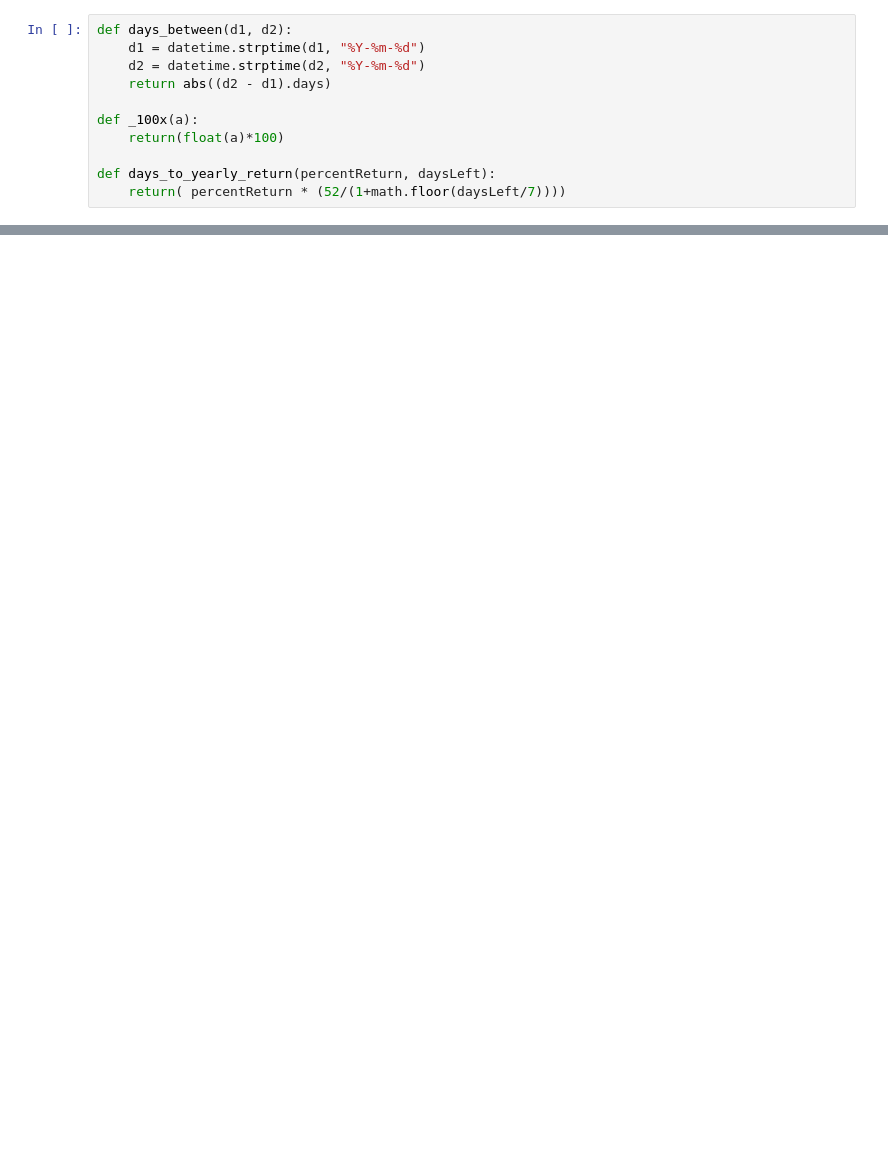
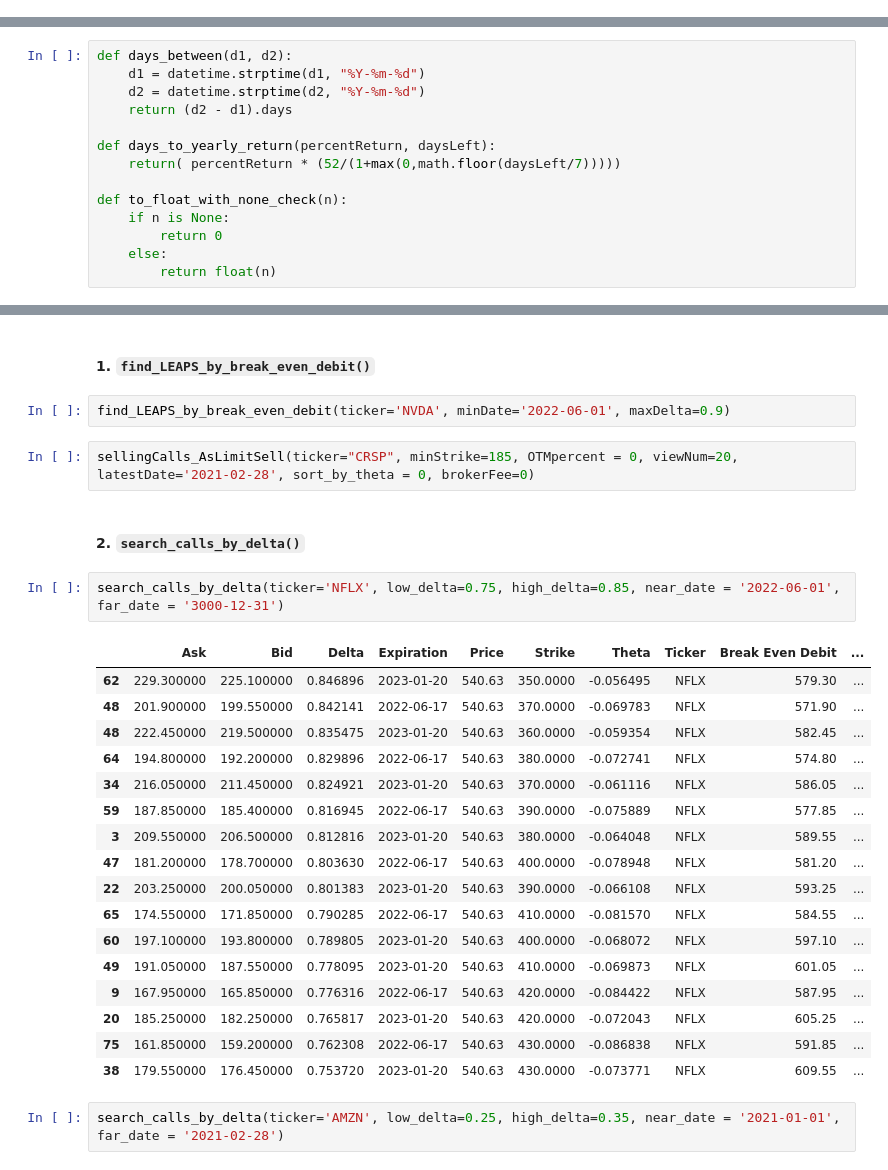
Before and after one commit to conor-foley/Stonks, a Jupyter notebook: stocks_notebook.ipynb, the cells around one changed output, grey strips where cells are left out. Saved outputs shown, nothing was run; the diff lists cells and outputs as text; blank space fills up the shorter version.

```diff
--- a/stocks_notebook.ipynb
+++ b/stocks_notebook.ipynb
@@ -112,11 +0,0 @@ best
-# %%
-def days_between(d1, d2):
-    d1 = datetime.strptime(d1, "%Y-%m-%d")
-    d2 = datetime.strptime(d2, "%Y-%m-%d")
-    return abs((d2 - d1).days)
-
-def _100x(a):
-    return(float(a)*100)
-
-def days_to_yearly_return(percentReturn, daysLeft):
-    return( percentReturn * (52/(1+math.floor(daysLeft/7))))
@@ -379,0 +153,14 @@ XOM
+# %%
+def days_between(d1, d2):
+    d1 = datetime.strptime(d1, "%Y-%m-%d")
+    d2 = datetime.strptime(d2, "%Y-%m-%d")
+    return (d2 - d1).days
+
+def days_to_yearly_return(percentReturn, daysLeft):
+    return( percentReturn * (52/(1+max(0,math.floor(daysLeft/7)))))
+
+def to_float_with_none_check(n):
+    if n is None:
+        return 0
+    else:
+        return float(n)
@@ -379,0 +889,30 @@ XOM
+# %% [markdown]
+#### 1. <code>find_LEAPS_by_break_even_debit()</code>
+# %%
+find_LEAPS_by_break_even_debit(ticker='NVDA', minDate='2022-06-01', maxDelta=0.9)
+# %%
+sellingCalls_AsLimitSell(ticker="CRSP", minStrike=185, OTMpercent = 0, viewNum=20, latestDate='2021-02-28', sort_by_theta = 0, brokerFee=0)
+# %% [markdown]
+#### 2. <code>search_calls_by_delta()</code>
+# %%
+search_calls_by_delta(ticker='NFLX', low_delta=0.75, high_delta=0.85, near_date = '2022-06-01', far_date = '3000-12-31')
+# %% [output]
+|  | Ask | Bid | Delta | Expiration | Price | Strike | Theta | Ticker | Break Even Debit | ... |
+| 62 | 229.300000 | 225.100000 | 0.846896 | 2023-01-20 | 540.63 | 350.0000 | -0.056495 | NFLX | 579.30 | ... |
+| 48 | 201.900000 | 199.550000 | 0.842141 | 2022-06-17 | 540.63 | 370.0000 | -0.069783 | NFLX | 571.90 | ... |
+| 48 | 222.450000 | 219.500000 | 0.835475 | 2023-01-20 | 540.63 | 360.0000 | -0.059354 | NFLX | 582.45 | ... |
+| 64 | 194.800000 | 192.200000 | 0.829896 | 2022-06-17 | 540.63 | 380.0000 | -0.072741 | NFLX | 574.80 | ... |
+| 34 | 216.050000 | 211.450000 | 0.824921 | 2023-01-20 | 540.63 | 370.0000 | -0.061116 | NFLX | 586.05 | ... |
+| 59 | 187.850000 | 185.400000 | 0.816945 | 2022-06-17 | 540.63 | 390.0000 | -0.075889 | NFLX | 577.85 | ... |
+| 3 | 209.550000 | 206.500000 | 0.812816 | 2023-01-20 | 540.63 | 380.0000 | -0.064048 | NFLX | 589.55 | ... |
+| 47 | 181.200000 | 178.700000 | 0.803630 | 2022-06-17 | 540.63 | 400.0000 | -0.078948 | NFLX | 581.20 | ... |
+| 22 | 203.250000 | 200.050000 | 0.801383 | 2023-01-20 | 540.63 | 390.0000 | -0.066108 | NFLX | 593.25 | ... |
+| 65 | 174.550000 | 171.850000 | 0.790285 | 2022-06-17 | 540.63 | 410.0000 | -0.081570 | NFLX | 584.55 | ... |
+| 60 | 197.100000 | 193.800000 | 0.789805 | 2023-01-20 | 540.63 | 400.0000 | -0.068072 | NFLX | 597.10 | ... |
+| 49 | 191.050000 | 187.550000 | 0.778095 | 2023-01-20 | 540.63 | 410.0000 | -0.069873 | NFLX | 601.05 | ... |
+| 9 | 167.950000 | 165.850000 | 0.776316 | 2022-06-17 | 540.63 | 420.0000 | -0.084422 | NFLX | 587.95 | ... |
+| 20 | 185.250000 | 182.250000 | 0.765817 | 2023-01-20 | 540.63 | 420.0000 | -0.072043 | NFLX | 605.25 | ... |
+| 75 | 161.850000 | 159.200000 | 0.762308 | 2022-06-17 | 540.63 | 430.0000 | -0.086838 | NFLX | 591.85 | ... |
+| 38 | 179.550000 | 176.450000 | 0.753720 | 2023-01-20 | 540.63 | 430.0000 | -0.073771 | NFLX | 609.55 | ... |
+# %%
+search_calls_by_delta(ticker='AMZN', low_delta=0.25, high_delta=0.35, near_date = '2021-01-01', far_date = '2021-02-28')
```
Also changed, not shown: parts of 72 cells of this notebook.
